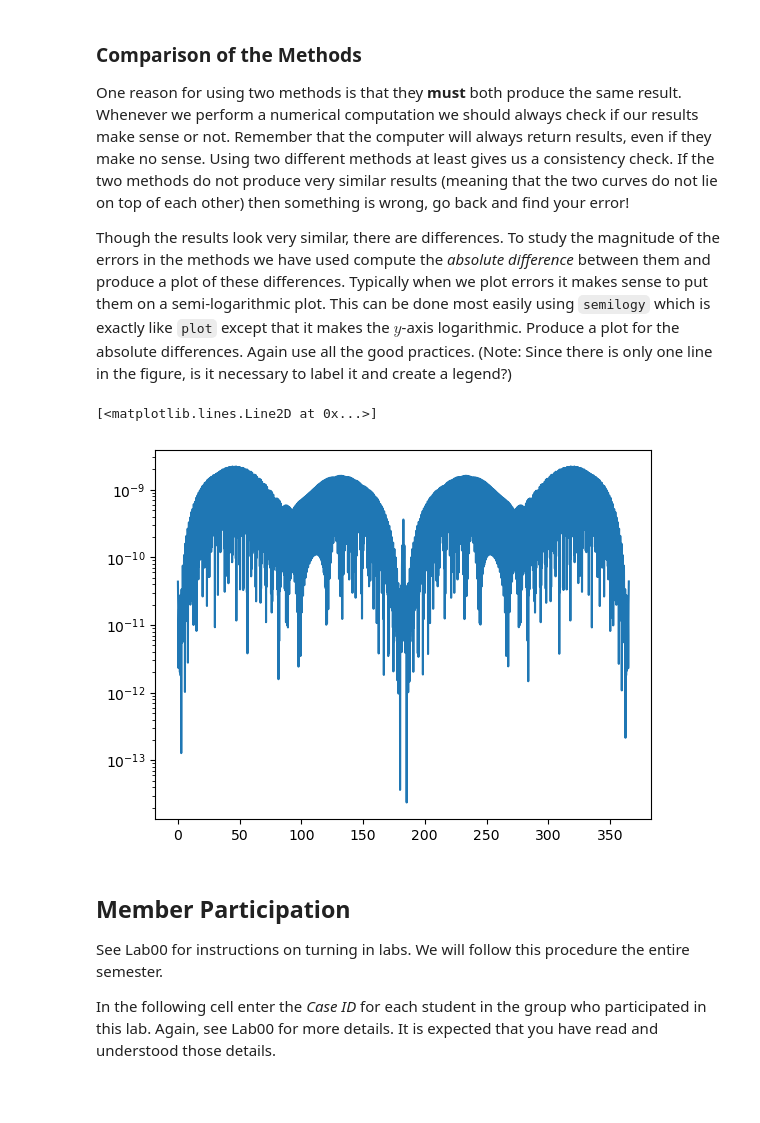
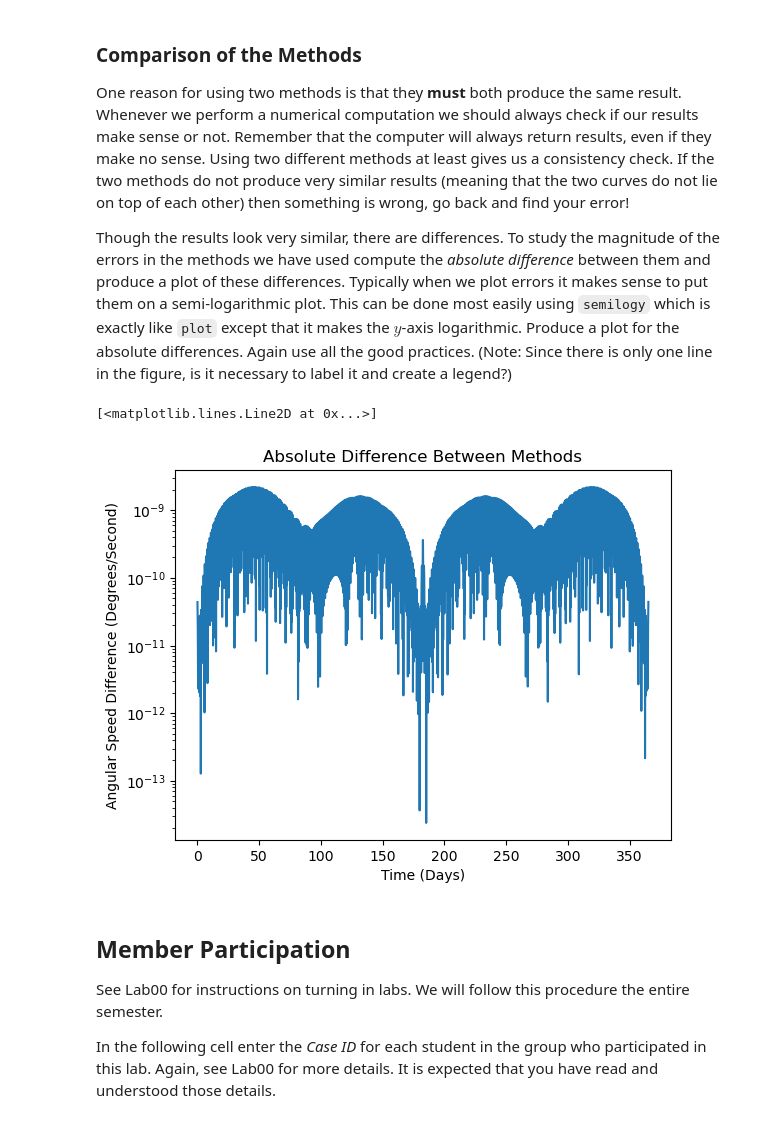
Before and after one commit to SerenaLynas/p250-spring-2026, a Jupyter notebook: labs/Lab02.ipynb, the cells around one changed output. Drawn from its saved outputs; the diff is of its cells as text; code cells hidden in the pictures; blank space fills up the shorter version.

```diff
--- a/labs/Lab02.ipynb
+++ b/labs/Lab02.ipynb
@@ -258,11 +264,18 @@ Typically when we plot errors it makes sense to put them on a semi-logarithmic p
 Produce a plot for the absolute differences.
 Again use all the good practices.
 (Note: Since there is only one line in the figure, is it necessary to label it and create a legend?)
-# %%
-plt.semilogy(ts, np.rad2deg(np.abs(angular_speeds - kepler_angular_speeds)))
-# %% [output]
-[<matplotlib.lines.Line2D at 0x...>]
-[figure, removed]
+# %%
+# YOUR CODE HERE
+difference = np.abs(np.rad2deg(angular_speeds)-np.rad2deg(kepler_angular_speeds))
+fig = plt.figure()
+ax2 = fig.add_subplot(111)
+ax2.set_title("Absolute Difference Between Methods")
+ax2.set_xlabel("Time (Days)")
+ax2.set_ylabel("Angular Speed Difference (Degrees/Second)")
+ax2.semilogy(ts, difference, label="Difference of Methods")
+# %% [output]
+[<matplotlib.lines.Line2D at 0x...>]
+[figure, added]
 # %% [markdown]
 ## Member Participation
 
```
Also changed, not shown: parts of 4 cells of this notebook.
